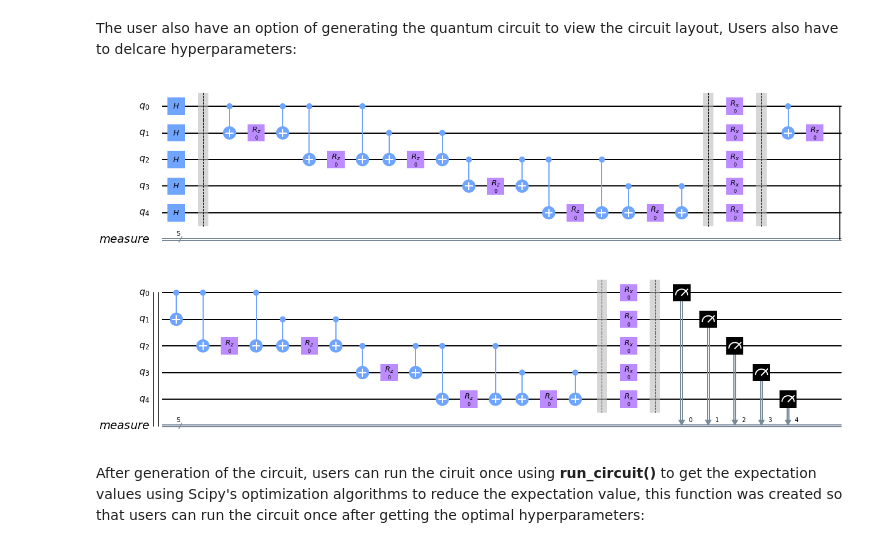
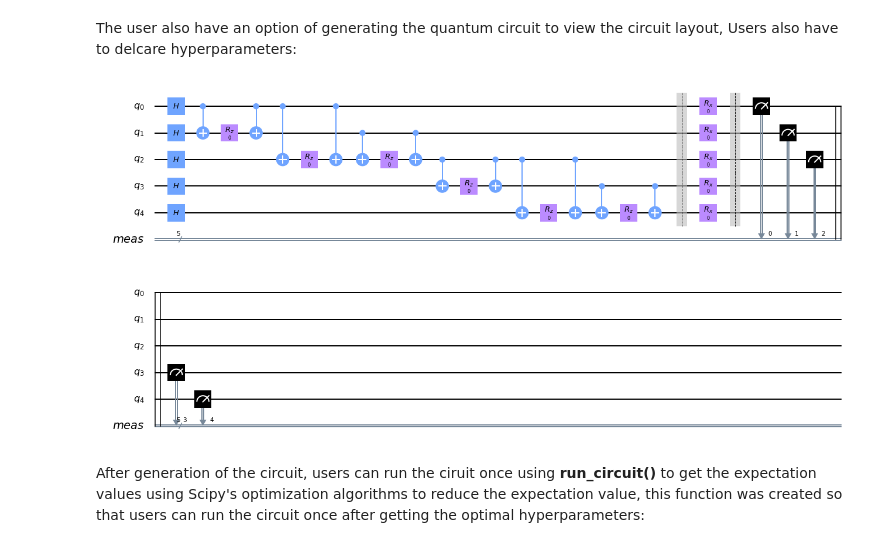
Before and after one commit to nus-comparch/hamiltonian_engine, a Jupyter notebook: Examples/2_PredefinedExamples_MAXCUT.ipynb, the cells around one changed output. Cells and saved outputs as stored; diff of their text form; code cells hidden in the pictures.

```diff
--- a/Examples/2_PredefinedExamples_MAXCUT.ipynb
+++ b/Examples/2_PredefinedExamples_MAXCUT.ipynb
@@ -50,15 +48,15 @@ The iterable function was deprecated in Matplotlib 3.1 and will be removed in 3.
 The next step is to instantiate the max_cut object. For the max-cut problem; we defined the objective function $f(x)$ = $x_1 \oplus x_2$ = $\neg x_1 \wedge x_2$ | $\neg x_2 \wedge x_1$
 # %%
 # instantiate a MAX_CUT object which prepares converts the objective function into a pauli hamiltonian
-max_cut = mc.max_cut(2,G)
+max_cut = mc.max_cut(1,G)
 # %% [markdown]
 The user also have an option of generating the quantum circuit to view the circuit layout, Users also have to delcare hyperparameters:
 # %%
 # Generate the circuit for graph per Edge mapping
-hyperparams = [0.0,0.0,0.0,0.0]
+hyperparams = [0.0,0.0]
 max_cut.generate_quantumCircuit(G, hyperparams)
 # %% [output]
-[figure, old version]
+[figure, new version]
 # %% [markdown]
 After generation of the circuit, users can run the ciruit once using **run_circuit()** to get the expectation values using Scipy's optimization algorithms to reduce the expectation value, this function was created so that users can run the circuit once after getting the optimal hyperparameters:
 # %%
```
Also changed, not shown: parts of 20 cells of this notebook, 6 other files.
